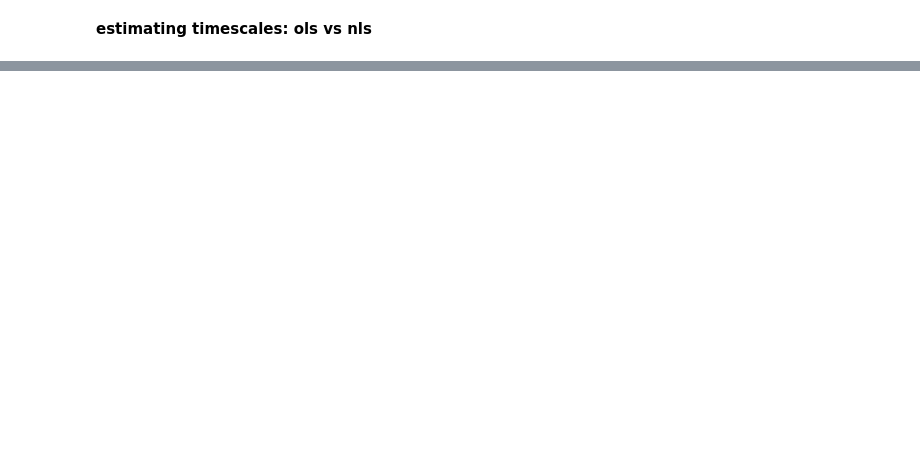
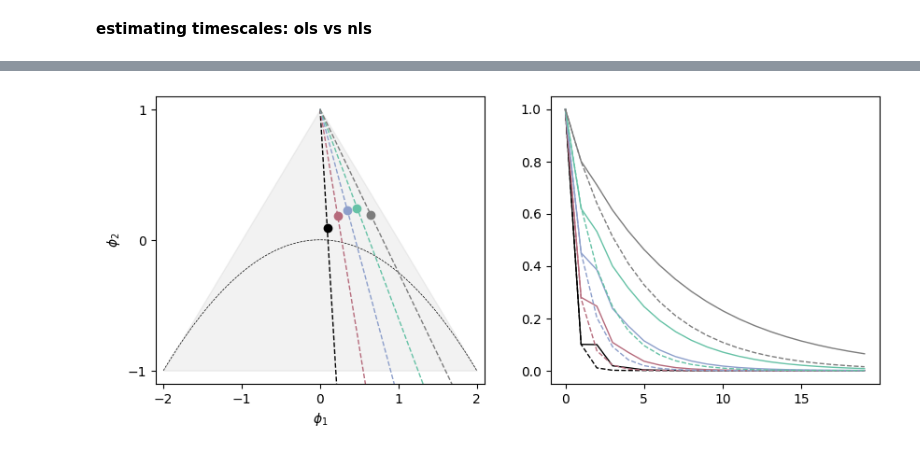
Before and after one commit to griegner/fmri-timescales, a Jupyter notebook: examples/simulations.ipynb, the cells around one changed output, grey strips where cells are left out. Saved outputs shown, nothing was run; the diff lists cells and outputs as text; code cells hidden in the pictures; blank space fills up the shorter version.

```diff
--- a/examples/simulations.ipynb
+++ b/examples/simulations.ipynb
@@ -47,0 +53,20 @@ ar2_estimates_ = nb.mc_simulation(ar2_phis, n_timepoints)
+# %%
+n_lags = 20
+colors = ["#000000", "#B66B7C", "#8D9FCB", "#66C2A6", "#7D7D7D"]
+
+fig, axs = plt.subplots(ncols=2, figsize=(10, 4))
+plts.plot_stationarity_triangle(axs[0], fill_alpha=0.1, annotate=False)
+for idx in range(5):
+    # AR(2) triangle
+    phi1 = np.linspace(0, 2, 100)
+    phi2 = 1 - phi1 / ar1_phis[idx]
+    axs[0].plot(phi1, phi2, c=colors[idx], ls="--", lw=1)
+    axs[0].scatter(ar2_phis[idx, 0], ar2_phis[idx, 1], c=colors[idx])
+
+    # AR(2) acf
+    ar1_acf = acf_utils.ar_to_acf(ar1_phis[idx], n_lags=n_lags)
+    ar2_acf = acf_utils.ar_to_acf(ar2_phis[idx, :], n_lags=n_lags)
+    axs[1].plot(ar1_acf, c=colors[idx], lw=1, ls="--")
+    axs[1].plot(ar2_acf, c=colors[idx], lw=1)
+# %% [output]
+[figure, added]
```
Also changed, not shown: parts of 7 cells of this notebook, 2 other files.
